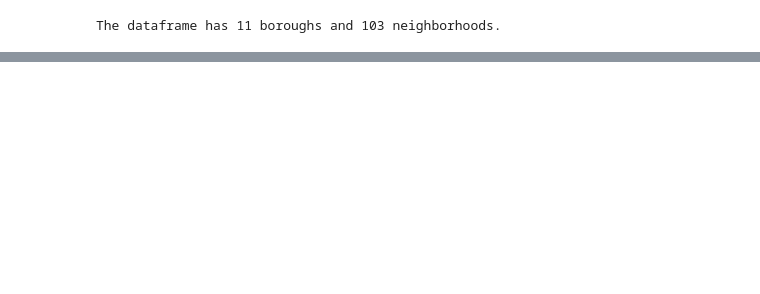
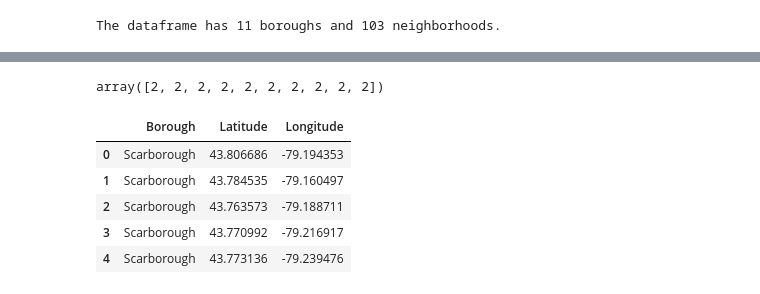
Before and after one commit to Vithyabathi/Coursera-Evaluation, a Jupyter notebook: Toronto_Grouping.ipynb, the cells around one changed output, grey strips where cells are left out. Saved outputs shown, nothing was run; the diff lists cells and outputs as text; code cells hidden in the pictures; blank space fills up the shorter version.

```diff
--- a/Toronto_Grouping.ipynb
+++ b/Toronto_Grouping.ipynb
@@ -120,0 +148,16 @@ NameError: name 'folium' is not defined
+# %%
+kmeans = KMeans(n_clusters=kclusters, random_state=0).fit(Cluster1)
+kmeans.labels_[0:10]
+# %% [output]
+array([2, 2, 2, 2, 2, 2, 2, 2, 2, 2])
+# %%
+neighborhoods.head()
+cluster3 = neighborhoods.drop('Neighborhood',1)
+cluster3.head()
+# %% [output]
+|  | Borough | Latitude | Longitude |
+| 0 | Scarborough | 43.806686 | -79.194353 |
+| 1 | Scarborough | 43.784535 | -79.160497 |
+| 2 | Scarborough | 43.763573 | -79.188711 |
+| 3 | Scarborough | 43.770992 | -79.216917 |
+| 4 | Scarborough | 43.773136 | -79.239476 |
```
Also changed, not shown: parts of 11 cells of this notebook.
